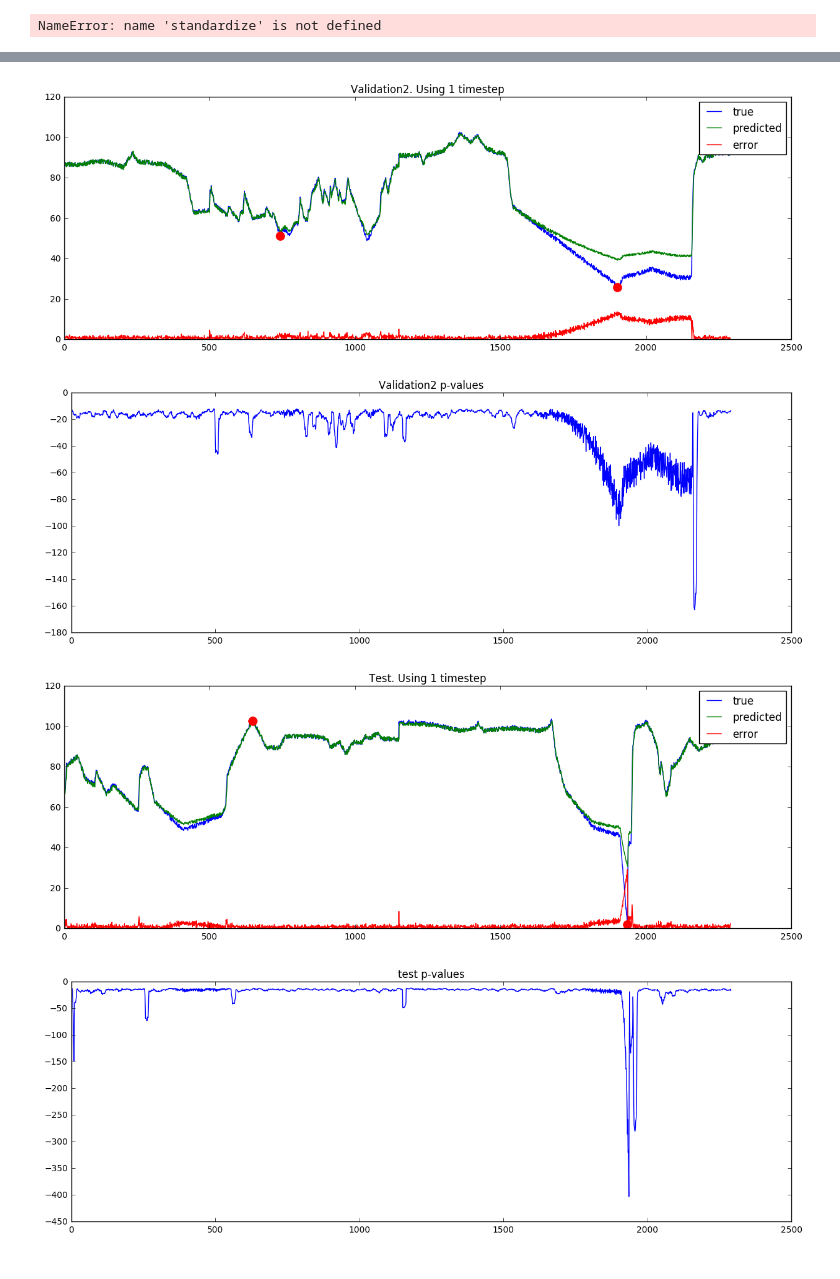
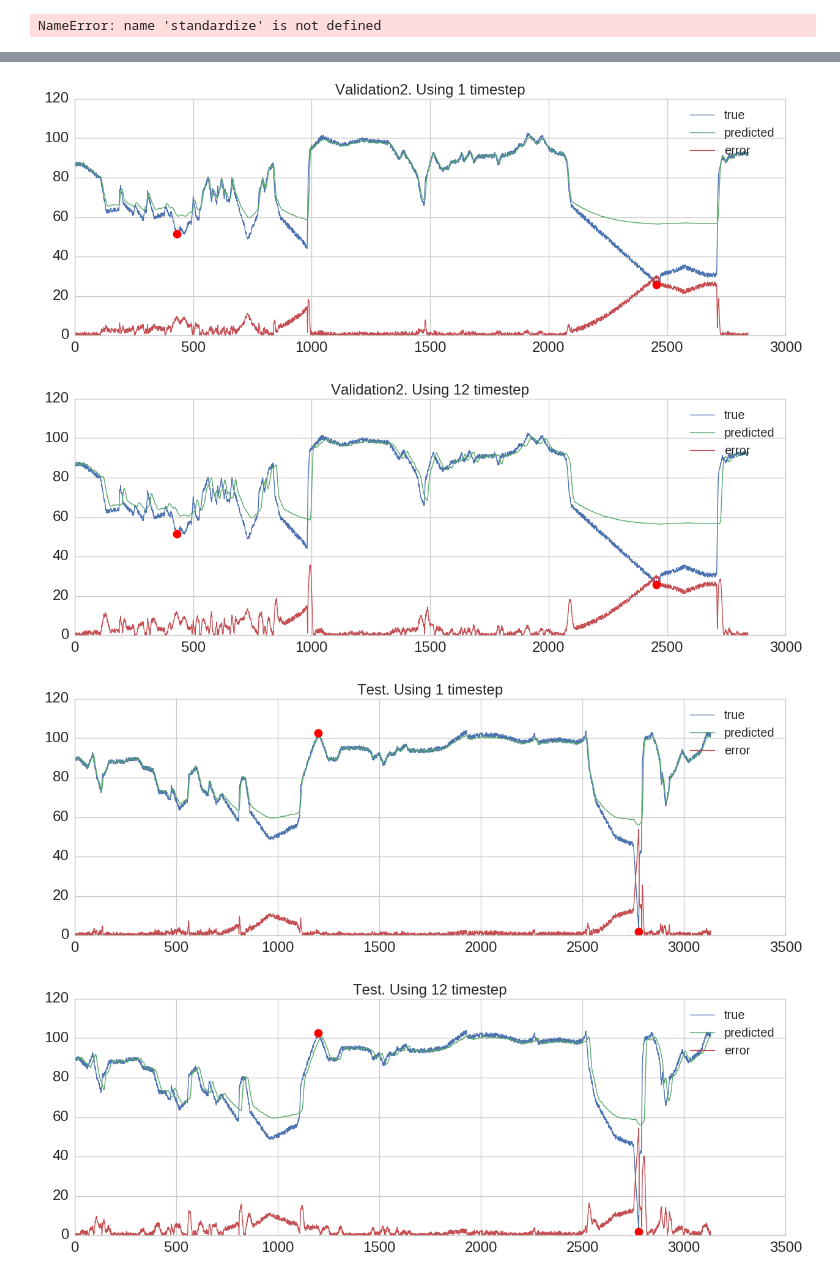
Before and after one commit to akash13singh/lstm_anomaly_thesis, a Jupyter notebook: notebooks/NAB_machine_temp.ipynb, the cells around one changed output, grey strips where cells are left out. Saved outputs shown, nothing was run; the diff lists cells and outputs as text; code cells hidden in the pictures.

```diff
--- a/notebooks/NAB_machine_temp.ipynb
+++ b/notebooks/NAB_machine_temp.ipynb
@@ -111,10 +129,15 @@ for row in rows:
 2014-01-28 13:55:00 51.36715367 1
 2014-02-08 14:30:00 25.88775208 1
 # %%
-plt.figure()
-df['value'].plot(figsize=(15,5))
+f1 = plt.figure(figsize=(20,10))
+df['value'].plot()
 rows = df[df.anomaly.isin([1])].itertuples()
 for row in rows:
-    plt.plot(row[0], row[1], 'r.', markersize=10.0)
+    plt.plot(row[0], row[1], 'r.', markersize=20.0)
+plt.xlabel("Time Stamp")
+plt.ylabel("Tempearture")
 plt.show()
+pp = PdfPages('machine_temp_data.pdf')
+pp.savefig(f1)
+pp.close()
 # %% [output]
@@ -123,9 +146,11 @@ plt.show()
 '''
 Anomaly Dates: Dec 11, Dec16, Jan28, Feb8
 '''
-df_validation_prediction = pd.concat([df['2013-12-13'],df['2013-12-18':'2013-12-20']])
-df_test = pd.concat([df['2013-12-09':'2013-12-12'],df['2013-12-14':'2013-12-17']])
-df_validation_anomaly = pd.concat([df['2014-01-26':'2014-01-29'],df['2014-02-06':'2014-02-09']])
+# df_validation_prediction = pd.concat([df['2013-12-13'],df['2013-12-18':'2013-12-20']])
+# df_test = pd.concat([df['2013-12-09':'2013-12-12'],df['2013-12-14':'2013-12-17']])
+df_validation_prediction = df['2013-12-18':'2013-12-20']
+df_test = df['2013-12-07':'2013-12-17']
+df_validation_anomaly = pd.concat([df['2014-01-27':'2014-01-29'],df['2014-02-03':'2014-02-09']])
 df_not_train = pd.concat([df_validation_prediction,df_validation_anomaly,df_test])
 df_train = df[~df.isin(df_not_train)].dropna()
 
@@ -398,38 +537,48 @@ Test. p-values at true anomalies: [ -15.55945039 -402.86884469]
 # %%
 plt.figure(figsize=(15,5))
 plt.plot(validation2_true,label='true')
 plt.plot(validation2_predictions[:,0],label='predicted')
 plt.plot(abs(validation2_true - validation2_predictions[:,0]),label='error')
 for row in v2_true_anomalies:
     plt.plot(row, validation2_true[row], 'r.', markersize=20.0)
 plt.legend()
 plt.title("Validation2. Using 1 timestep")
 plt.show()
 
 plt.figure(figsize=(15,5))
-plt.plot(v2_p_values)
-plt.title("Validation2 p-values")
+plt.plot(validation2_true,label='true')
+plt.plot(validation2_predictions[:,11],label='predicted')
+plt.plot(abs(validation2_true - validation2_predictions[:,11]),label='error')
+for row in v2_true_anomalies:
+    plt.plot(row, validation2_true[row], 'r.', markersize=20.0)
+plt.legend()
+plt.title("Validation2. Using 12 timestep")
 plt.show()
 
 plt.figure(figsize=(15,5))
 plt.plot(test_true,label='true')
 plt.plot(test_predictions[:,0],label='predicted')
 plt.plot(abs(test_true - test_predictions[:,0]),label='error')
 for row in test_true_anomalies:
     plt.plot(row, test_true[row], 'r.', markersize=20.0)
 plt.legend()
 plt.title("Test. Using 1 timestep")
 plt.show()
 
 plt.figure(figsize=(15,5))
-plt.plot(test_p_values)
-plt.title("test p-values")
+plt.plot(test_true,label='true')
+plt.plot(test_predictions[:,11],label='predicted')
+plt.plot(abs(test_true - test_predictions[:,11]),label='error')
+for row in test_true_anomalies:
+    plt.plot(row, test_true[row], 'r.', markersize=20.0)
+plt.legend()
+plt.title("Test. Using 12 timestep")
 plt.show()
 # %% [output]
-[figure, old version]
+[figure, new version]
-[figure, old version]
+[figure, new version]
-[figure, old version]
+[figure, new version]
-[figure, old version]
+[figure, new version]
 # %%
 #thresholds = np.append(v2_thresholds,test_thresholds)
 
```
Also changed, not shown: parts of 21 cells of this notebook.
